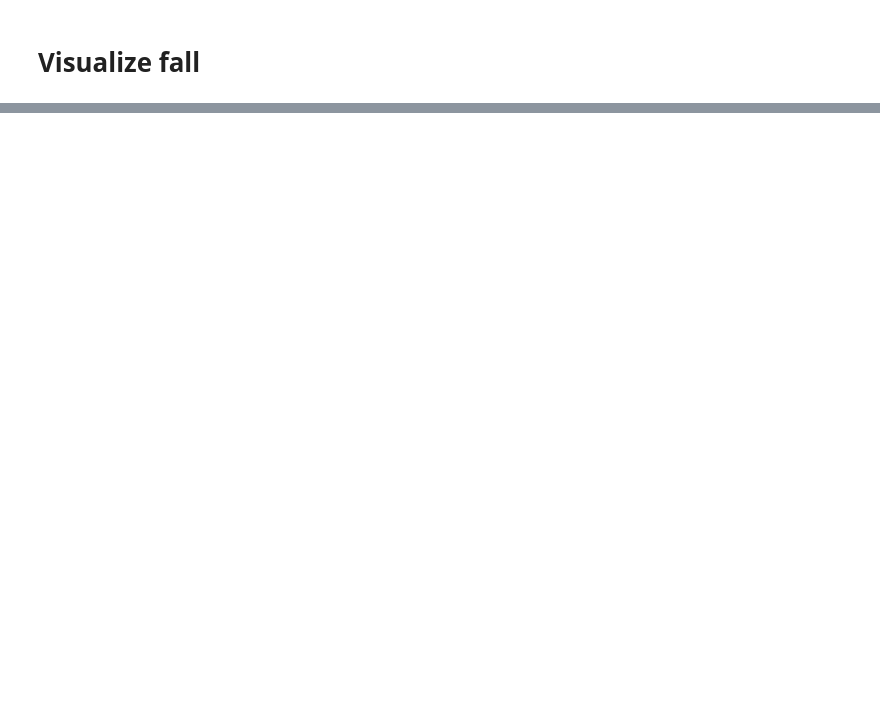
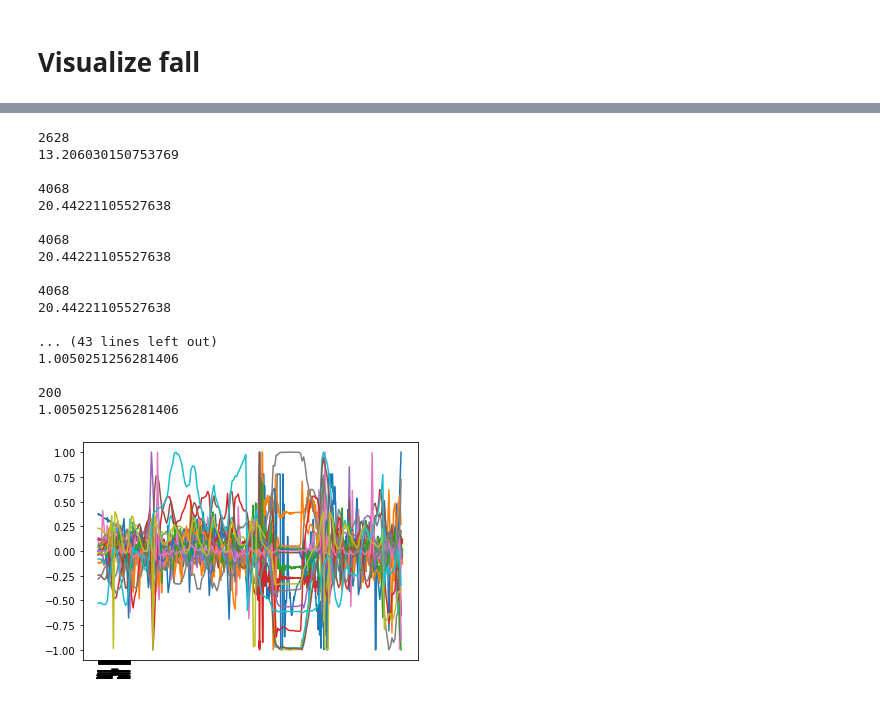
Before and after one commit to hwixley/Fall-Detection-Deep-Learning, a Jupyter notebook: preprocessing.ipynb, the cells around one changed output, grey strips where cells are left out. Saved outputs shown, nothing was run; the diff lists cells and outputs as text; code cells hidden in the pictures; blank space fills up the shorter version.

```diff
--- a/preprocessing.ipynb
+++ b/preprocessing.ipynb
@@ -282,0 +311,21 @@ plot_recording(rec)
+# %%
+plot_recording(recordings[1])
+# %% [output]
+2628
+13.206030150753769
+
+4068
+20.44221105527638
+
+4068
+20.44221105527638
+
+4068
+20.44221105527638
+
+... (43 lines left out)
+1.0050251256281406
+
+200
+1.0050251256281406
+[figure, added]
```
Also changed, not shown: parts of 10 cells of this notebook, 2 other files.
